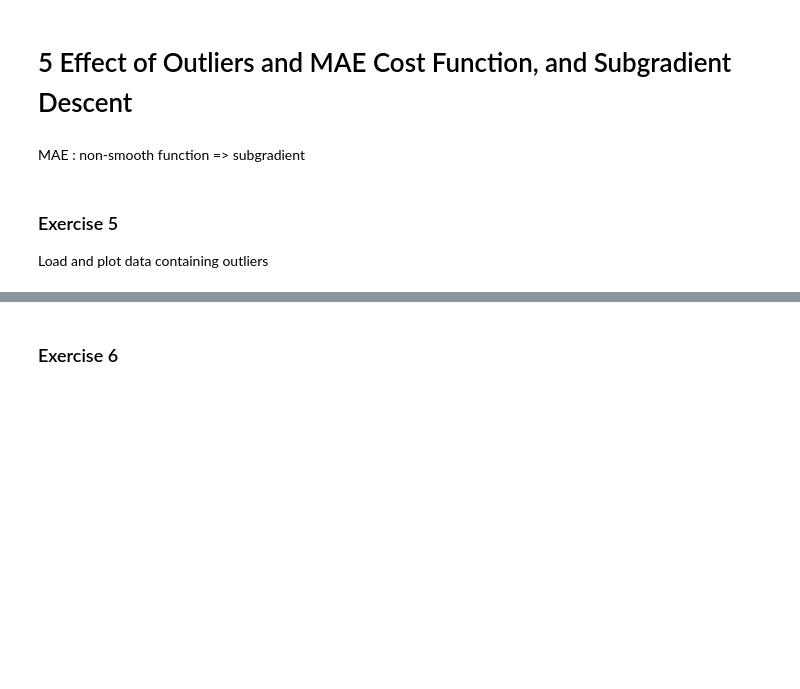
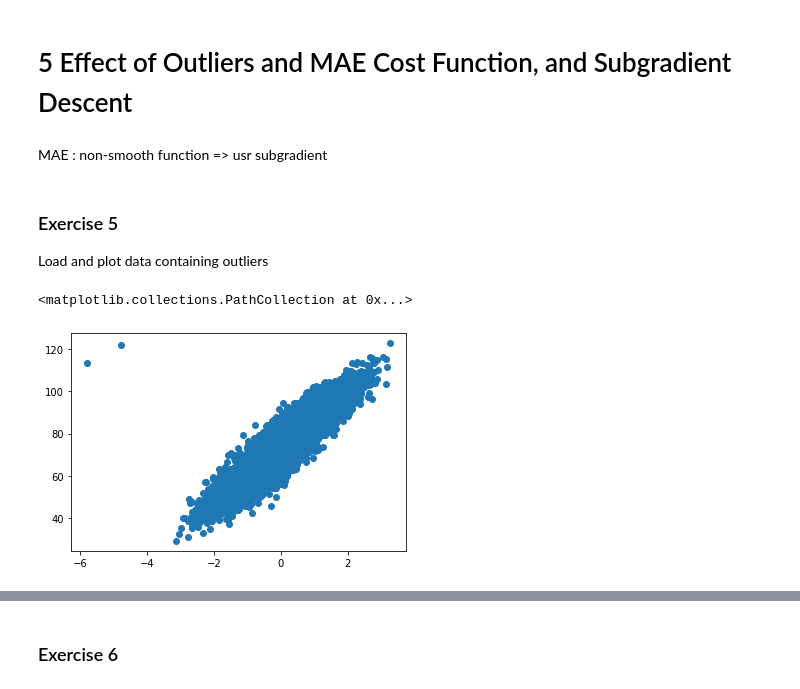
Before and after one commit to zhangsamson/ML_course, a Jupyter notebook: labs/ex02/template/ex02.ipynb, the cells around one changed output, grey strips where cells are left out. Saved outputs shown, nothing was run; the diff lists cells and outputs as text; code cells hidden in the pictures; blank space fills up the shorter version.

```diff
--- a/labs/ex02/template/ex02.ipynb
+++ b/labs/ex02/template/ex02.ipynb
@@ -276,8 +279,17 @@ interactive(children=(IntSlider(value=1, description='n_iter', max=51, min=1), O
 # %% [markdown]
 # 5 Effect of Outliers and MAE Cost Function, and Subgradient Descent
 # %% [markdown]
-MAE : non-smooth function => subgradient
+MAE : non-smooth function => usr subgradient
 # %% [markdown]
 ### Exercise 5
 
 Load and plot data containing outliers
+# %%
+height, weight, gender = load_data(sub_sample=False, add_outlier=True)
+x, mean_x, std_x = standardize(height)
+y, tx = build_model_data(x, weight)
+# %%
+plt.scatter(x, y)
+# %% [output]
+<matplotlib.collections.PathCollection at 0x...>
+[figure, added]
```
Also changed, not shown: parts of 13 cells of this notebook.
